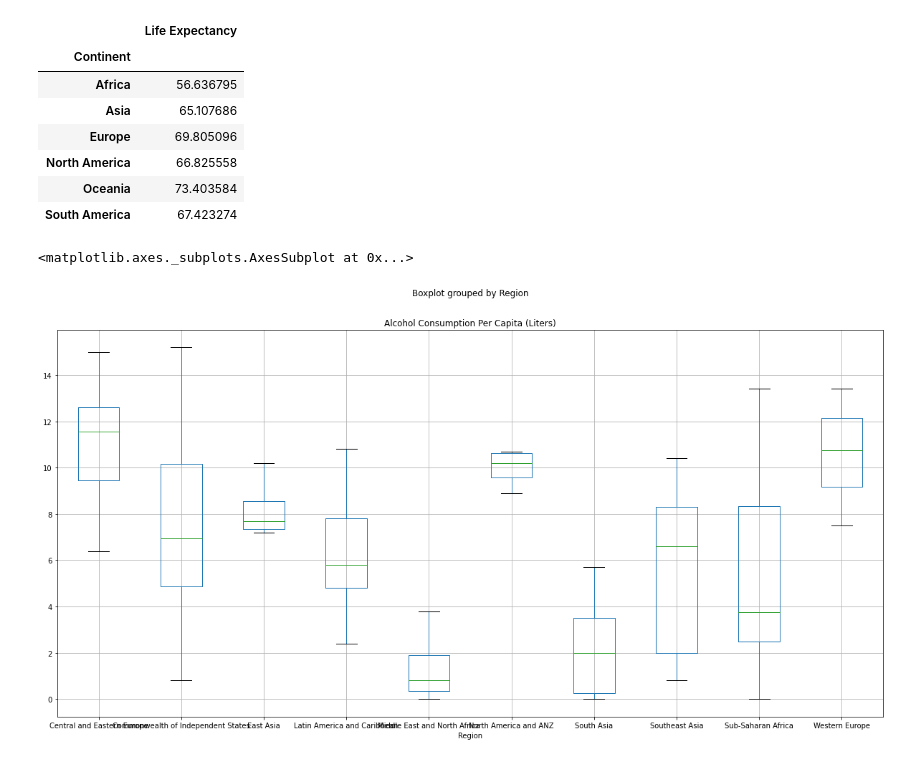
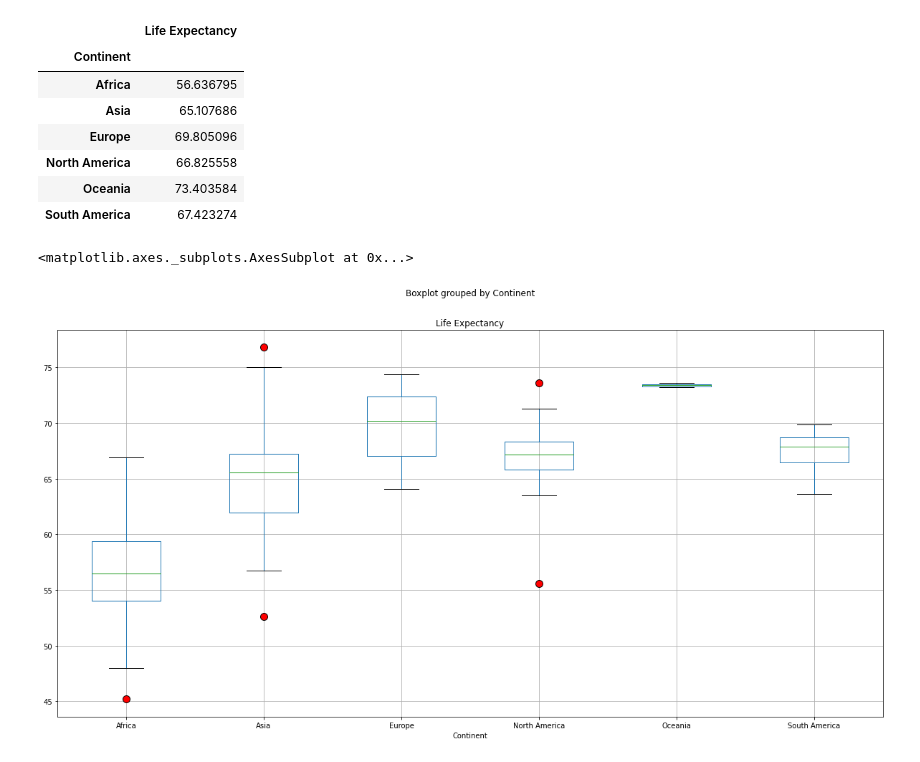
Before and after one commit to reccleston/data-analysis-project-1, a Jupyter notebook: nadia/project_work_2021.ipynb, the cells around one changed output. Saved outputs shown, nothing was run; the diff lists cells and outputs as text; code cells hidden in the pictures.

```diff
--- a/nadia/project_work_2021.ipynb
+++ b/nadia/project_work_2021.ipynb
@@ -407,8 +465,8 @@ life_expectancy_by_continent_mean
 | North America | 66.825558 |
 | Oceania | 73.403584 |
 | South America | 67.423274 |
-# %%
-gdp_and_life_expectancy_df.boxplot("Alcohol Consumption Per Capita (Liters)", by="Region", figsize=(20, 10))
-# %% [output]
-<matplotlib.axes._subplots.AxesSubplot at 0x...>
-[figure, removed]
+# %%
+gdp_and_life_expectancy_df.boxplot("Life Expectancy", by="Continent", figsize=(20, 10), flierprops=dict(markerfacecolor='red', markersize=10))
+# %% [output]
+<matplotlib.axes._subplots.AxesSubplot at 0x...>
+[figure, added]
```
Also changed, not shown: parts of 7 cells of this notebook, 1 other file.
